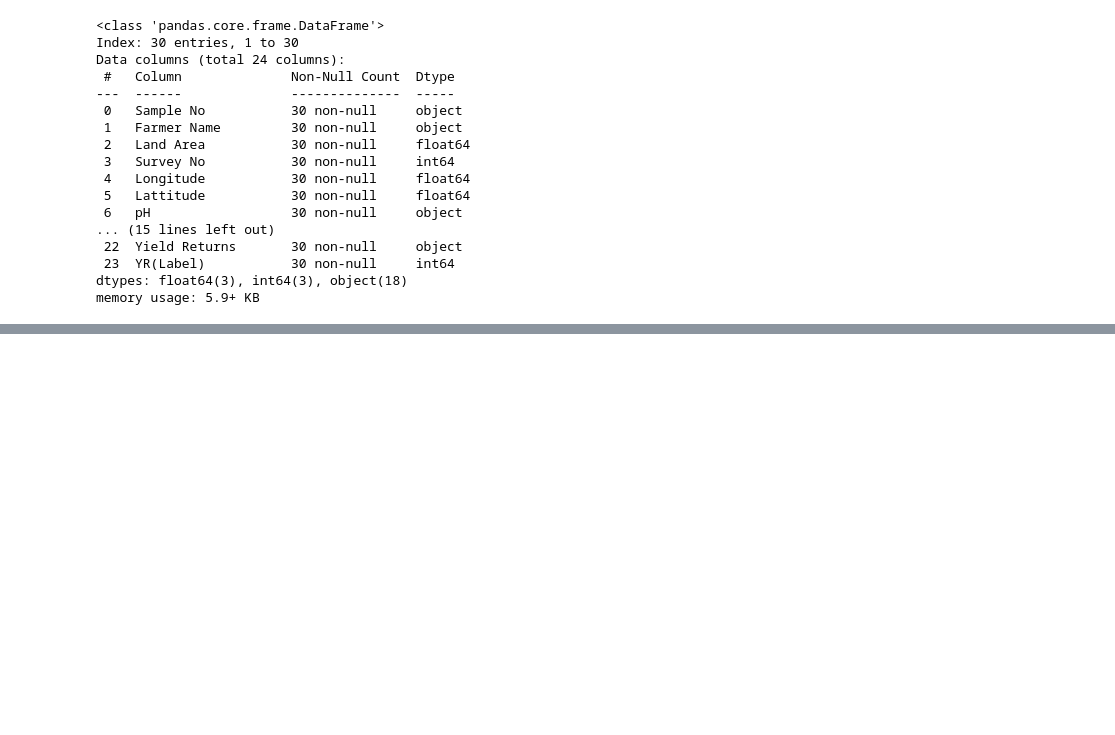
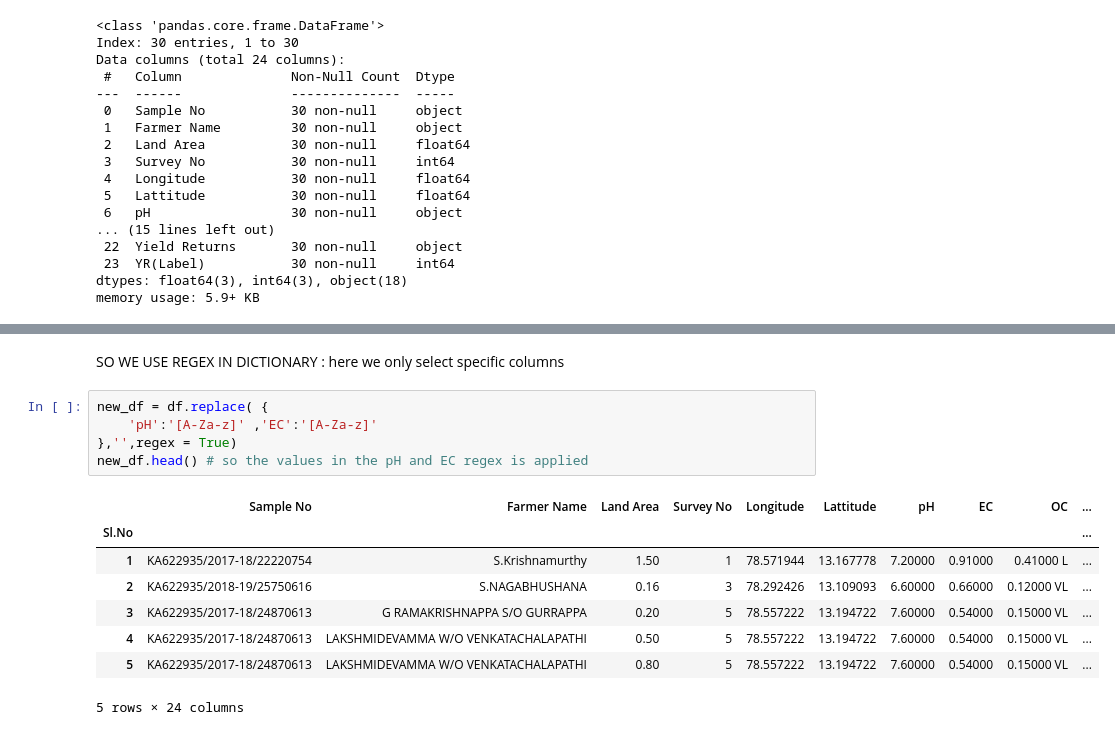
Before and after one commit to hsnaidu/basics, a Jupyter notebook: data_science/pandas-cheatsheet.ipynb, the cells around one changed output, grey strips where cells are left out. Drawn from its saved outputs; the diff is of its cells as text; blank space fills up the shorter version.

```diff
--- a/data_science/pandas-cheatsheet.ipynb
+++ b/data_science/pandas-cheatsheet.ipynb
@@ -729,0 +754,16 @@ NOW, WE CLEAN THE DATA USIING THE REGEX
+# %% [markdown]
+SO WE USE REGEX IN DICTIONARY : here we only select specific columns
+# %%
+new_df = df.replace( {
+    'pH':'[A-Za-z]'	,'EC':'[A-Za-z]'
+},'',regex = True)
+new_df.head() # so the values in the pH and EC regex is applied
+# %% [output]
+|  | Sample No | Farmer Name | Land Area | Survey No | Longitude | Lattitude | pH | EC | OC | ... |
+| Sl.No |  |  |  |  |  |  |  |  |  | ... |
+| 1 | KA622935/2017-18/22220754 | S.Krishnamurthy | 1.50 | 1 | 78.571944 | 13.167778 | 7.20000 | 0.91000 | 0.41000 L | ... |
+| 2 | KA622935/2018-19/25750616 | S.NAGABHUSHANA | 0.16 | 3 | 78.292426 | 13.109093 | 6.60000 | 0.66000 | 0.12000 VL | ... |
+| 3 | KA622935/2017-18/24870613 | G RAMAKRISHNAPPA S/O GURRAPPA | 0.20 | 5 | 78.557222 | 13.194722 | 7.60000 | 0.54000 | 0.15000 VL | ... |
+| 4 | KA622935/2017-18/24870613 | LAKSHMIDEVAMMA W/O VENKATACHALAPATHI | 0.50 | 5 | 78.557222 | 13.194722 | 7.60000 | 0.54000 | 0.15000 VL | ... |
+| 5 | KA622935/2017-18/24870613 | LAKSHMIDEVAMMA W/O VENKATACHALAPATHI | 0.80 | 5 | 78.557222 | 13.194722 | 7.60000 | 0.54000 | 0.15000 VL | ... |
+5 rows × 24 columns
```
Also changed, not shown: parts of 16 cells of this notebook, 1 other file.
